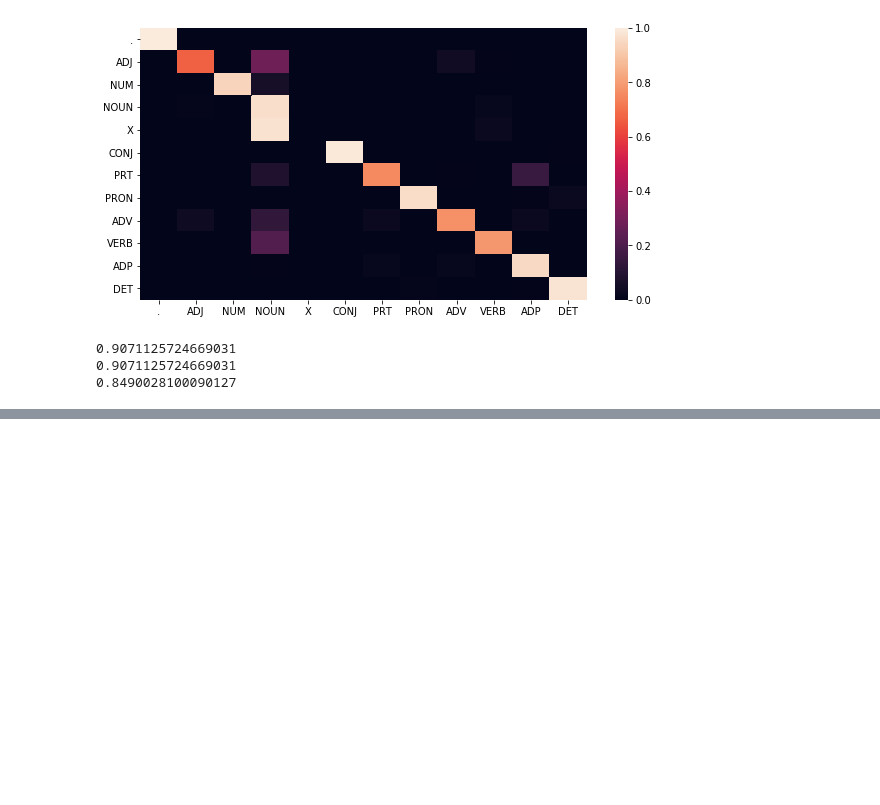
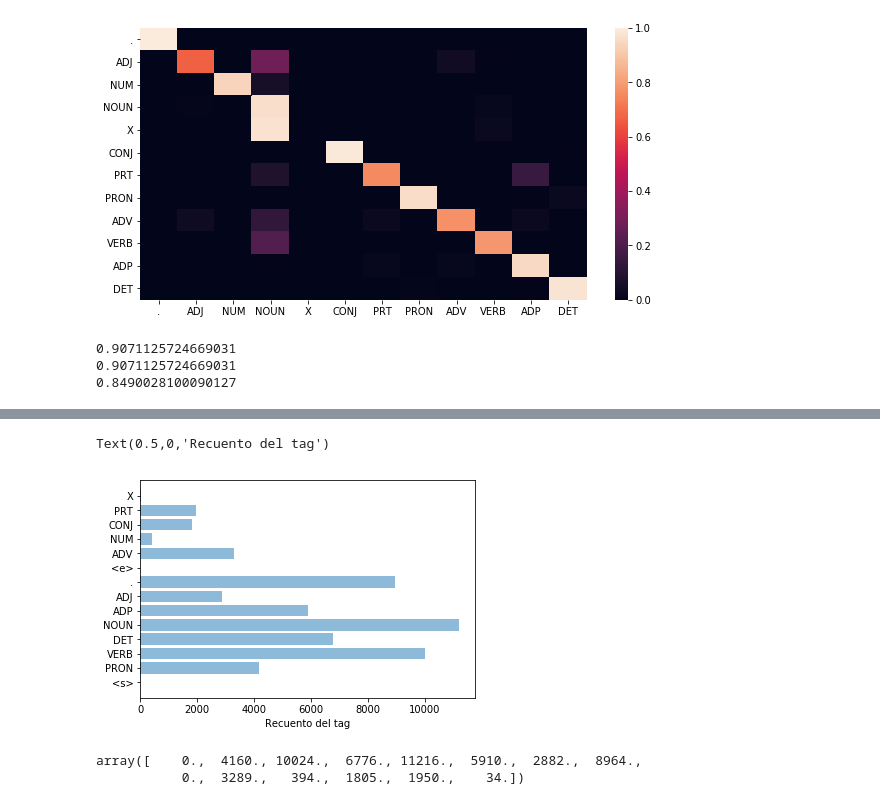
Before and after one commit to Tonicrespit/hmm_pos_tagger, a Jupyter notebook: Examples.ipynb, the cells around one changed output, grey strips where cells are left out. Saved outputs shown, nothing was run; the diff lists cells and outputs as text; code cells hidden in the pictures; blank space fills up the shorter version.

```diff
--- a/Examples.ipynb
+++ b/Examples.ipynb
@@ -110,0 +145,24 @@ print(precision(corpus_advs, tagged))
+# %%
+corpus = brown.tagged_sents(categories='adventure', tagset='universal')
+
+m = Markovify(smoothing='max')
+acc, m = cross_validation_score(m, sentences=corpus, return_model=True)
+# %%
+%matplotlib inline
+import matplotlib.pyplot as plt
+
+tags = m.hmm.q
+pos = np.arange(len(tags))
+counts = m.hmm.tag_count
+
+plt.barh(pos, counts, align='center', alpha=0.5)
+plt.yticks(pos, tags)
+plt.xlabel('Recuento del tag')
+# %% [output]
+Text(0.5,0,'Recuento del tag')
+[figure, added]
+# %%
+counts
+# %% [output]
+array([    0.,  4160., 10024.,  6776., 11216.,  5910.,  2882.,  8964.,
+           0.,  3289.,   394.,  1805.,  1950.,    34.])
```
Also changed, not shown: parts of 3 cells of this notebook.
